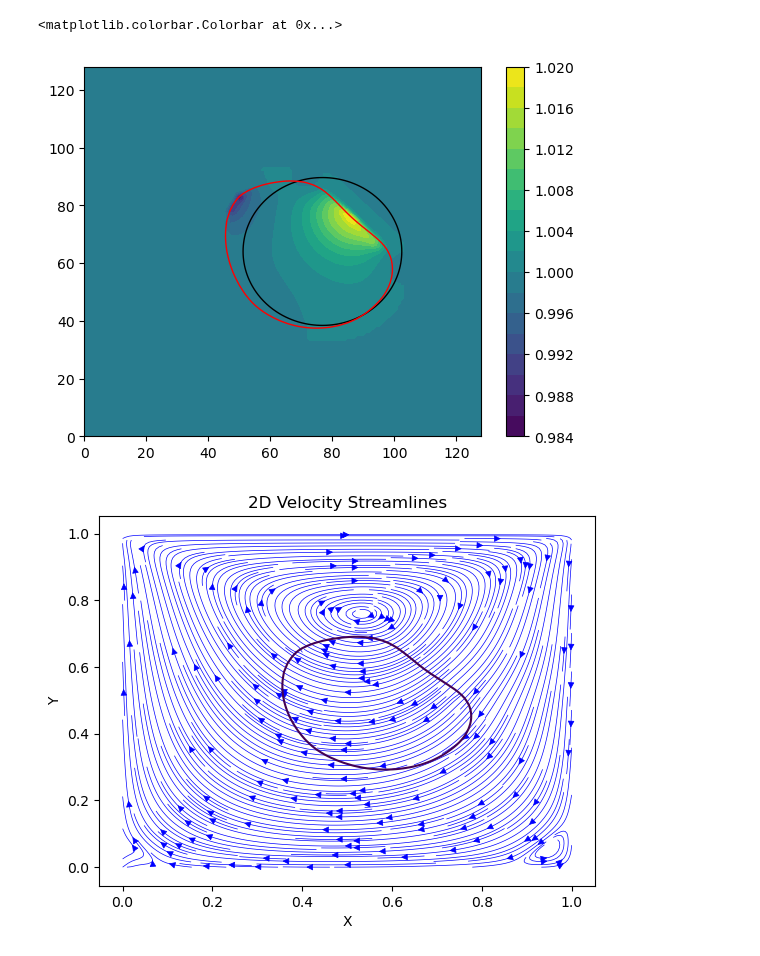
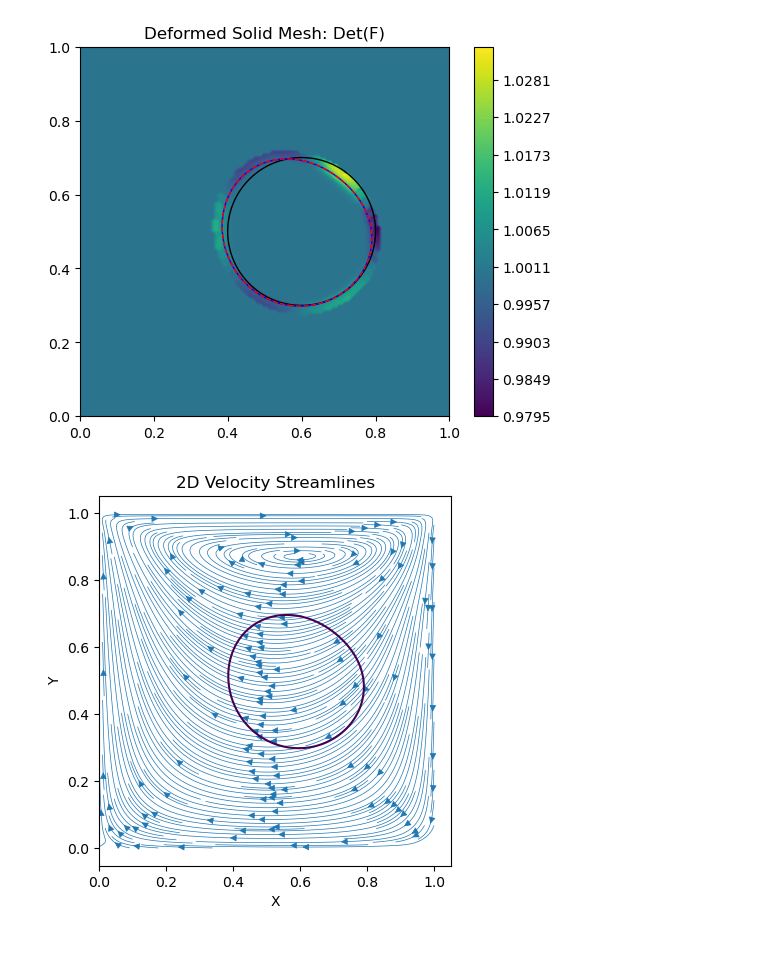
Before and after one commit to samanseifi/pyRMT, a Jupyter notebook: plotting.ipynb, the cells around one changed output. Saved outputs shown, nothing was run; the diff lists cells and outputs as text; code cells hidden in the pictures.

```diff
--- a/plotting.ipynb
+++ b/plotting.ipynb
@@ -31,9 +39,14 @@ with h5py.File("frames/data_00100.h5", "r") as f:
 # %%
 # plot the benchmark at cavity center line
-Ny = Nx = 50
+Ny0 = Nx0 = 128
+Ny = Nx = 128
+y0 = np.linspace(0, 1, Ny0)
 y = np.linspace(0, 1, Ny)
-# a = gaussian_filter(a, sigma=0.5)
-u_center_x = a0[:, Nx // 2]  # u_x at center vertical line
+
+# a = gaussian_filter(a, sigma=1)
+# a0 = gaussian_filter(a0, sigma=1)
+u_center_x = a[:, Nx // 2]  # u_x at center vertical line
+u_center_x0 = a0[:, Nx0 // 2]  # u_x at center vertical line
 
 # load plot_u_y_Ghia100.csv first column y and second column u
 u_ghia = np.loadtxt("plot_u_y_Ghia100.csv", delimiter=",", skiprows=1)
@@ -45,6 +58,7 @@ u_ghia = u_ghia[:, 1]
 
 plt.figure()
 plt.plot(u_center_x, y)
+plt.plot(u_center_x0, y0, "--")
 plt.plot(u_ghia, y_ghia, "o", label="Ghia et al. (1982)")
 plt.xlabel("u (horizontal velocity)")
 plt.ylabel("y")
@@ -57,5 +71,12 @@ plt.show()
 # %%
-plt.contourf(a, levels=10, cmap="coolwarm")
+Lx, Ly = 1.0, 1.0
+X, Y, dx, dy = create_grid(Nx, Ny, Lx, Ly)
+
+Lx, Ly = 1.0, 1.0
+X0, Y0, dx0, dy0 = create_grid(Nx0, Ny0, Lx, Ly)
+plt.contourf(X, Y, div_vel, levels=10, cmap="jet")
 plt.colorbar()
-plt.contour(phi, levels=[0])
+plt.contour(X,Y, phi, levels=[0])
+plt.axis('equal')
+plt.show()
 # %% [output]
@@ -114,26 +146,32 @@ plt.contour(phi, levels=[0])
 # %%
-J = gaussian_filter(J, sigma=1)
-plt.contour(phi0, levels=[0], colors='k', linewidths=1)
-plt.contour(phi, levels=[0], colors='r', linewidths=1)
-plt.contourf(J, levels=20)
+# J = gaussian_filter(J, sigma=1)
+plt.contour(X0, Y0, phi00, levels=[0], colors='black', linewidths=1.0)
+plt.contour(X0, Y0, phi0, levels=[0], colors='b', linewidths=1, linestyles='-')
+plt.contour(X, Y, phi, levels=[0], colors='r', linewidths=1, linestyles='--')
+solid_mask = phi <= 0
+plt.contourf(X,Y, J, levels=200)
 plt.colorbar()
+plt.gca().set_aspect('equal')
+
+plt.title("Deformed Solid Mesh: Det(F)")
+plt.show()
 # %% [output]
-<matplotlib.colorbar.Colorbar at 0x...>
-[figure, old version]
+[figure, new version]
 # %%
 # Create Meshgrid for 3D surface plot
-Nx, Ny = 129, 129
 Lx, Ly = 1.0, 1.0
 X, Y, dx, dy = create_grid(Nx, Ny, Lx, Ly)
 
 # plot 2D velocity streamlines
 fig, ax = plt.subplots()
-ax.streamplot(X, Y, a, b, color='b', linewidth=0.5, density=3.5)
+ax.streamplot(X, Y, a, b, linewidth=0.5, density=3.5)
 ax.set_title('2D Velocity Streamlines')
 ax.set_xlabel('X')
 ax.set_ylabel('Y')
+plt.gca().set_aspect('equal')
+
 ax.contour(X, Y, phi, levels=[0])
 plt.show()
 # %% [output]
-[figure, old version]
+[figure, new version]
 # %%
```
Also changed, not shown: parts of 8 cells of this notebook, 3 other files.
